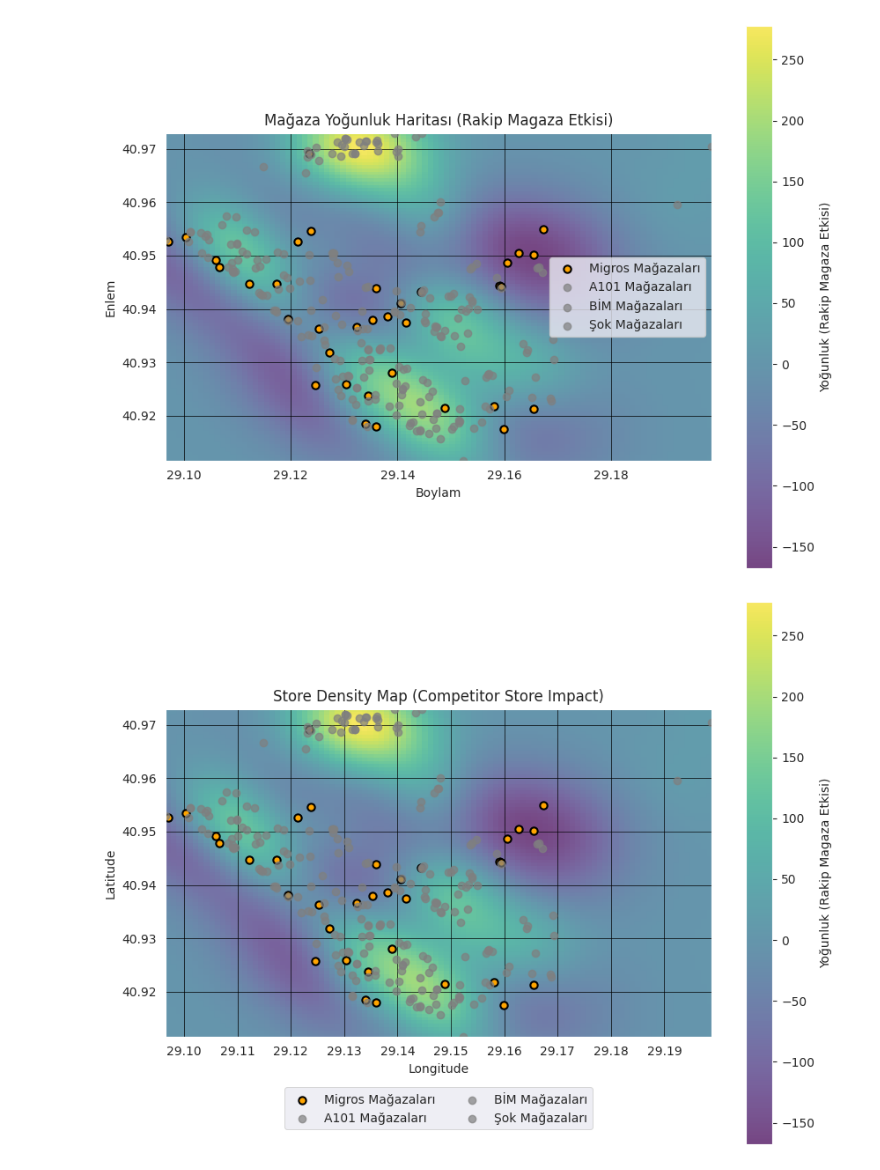
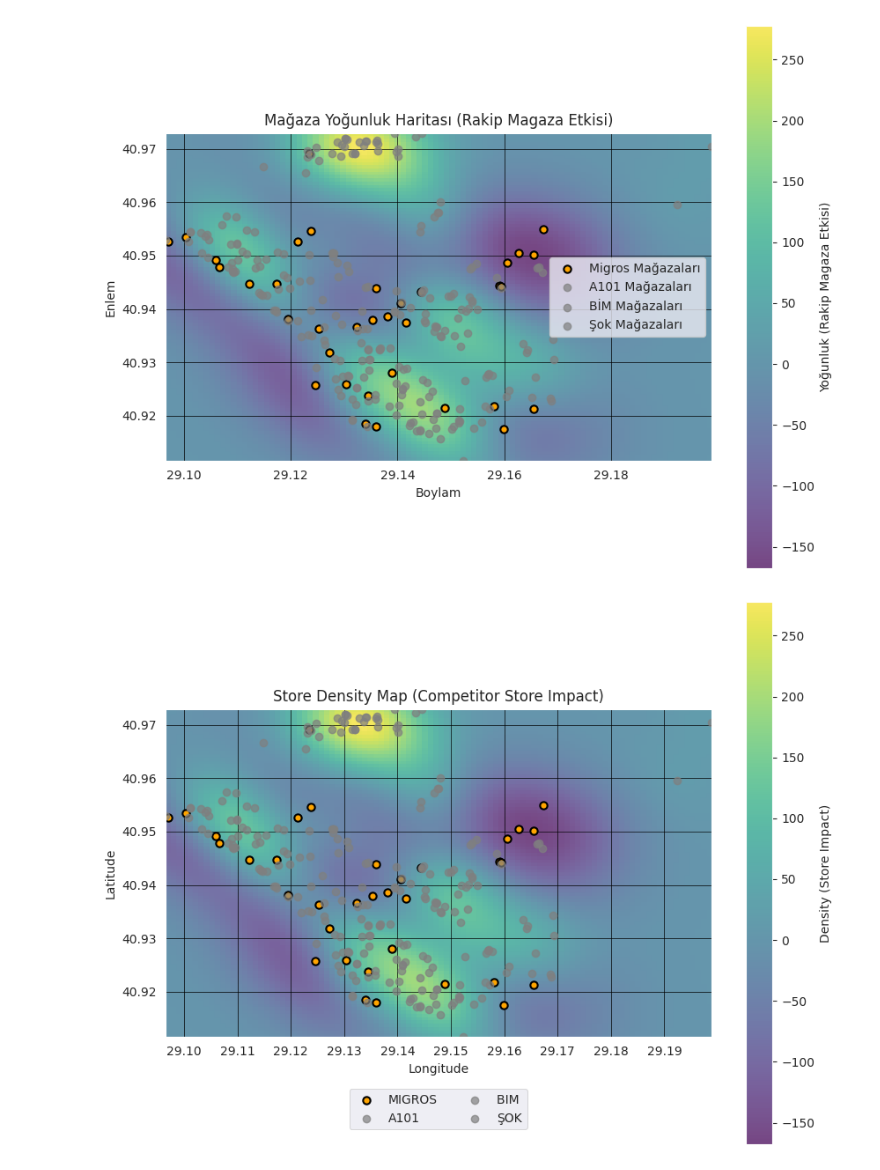
Before and after one commit to umutky/datascience_repo, a Jupyter notebook: bitirme_projesi.ipynb, the cells around one changed output. Saved outputs shown, nothing was run; the diff lists cells and outputs as text; code cells hidden in the pictures.

```diff
--- a/bitirme_projesi.ipynb
+++ b/bitirme_projesi.ipynb
@@ -975,36 +972,36 @@ density_migros = np.reshape(kde_migros(positions).T, x_grid.shape)
 # Rakip mağaza sayısı ile yoğunluk hesapla
 density_rakip = density_all - density_migros
 
 # Scatter plot oluştur
 plt.figure(figsize=(10, 8))
 
 # Yoğunluk haritasını çiz
 plt.imshow(np.rot90(density_rakip), cmap=plt.cm.viridis, extent=[min(all_x), max(all_x), min(all_y), max(all_y)], alpha=0.7)
-plt.colorbar(label='Yoğunluk (Rakip Magaza Etkisi)')
+plt.colorbar(label='Density (Store Impact)')
 
 # Grid çizgilerini ekleyin
 plt.grid(color='black', linestyle='-', linewidth=0.5)
 
 # Migros, A101, BIM ve Şok mağazalarını scatter plot olarak ekle
-plt.scatter(migros_x, migros_y, color='orange', label='Migros Mağazaları', marker='o', edgecolors='black', linewidth=1.5)
-plt.scatter(a101_x, a101_y, color='gray', label='A101 Mağazaları', marker='o', alpha=0.7)
-plt.scatter(bim_x, bim_y, color='gray', label='BİM Mağazaları', marker='o', alpha=0.7)
-plt.scatter(sok_x, sok_y, color='gray', label='Şok Mağazaları', marker='o', alpha=0.7)
+plt.scatter(migros_x, migros_y, color='orange', label='MIGROS', marker='o', edgecolors='black', linewidth=1.5)
+plt.scatter(a101_x, a101_y, color='gray', label='A101', marker='o', alpha=0.7)
+plt.scatter(bim_x, bim_y, color='gray', label='BIM ', marker='o', alpha=0.7)
+plt.scatter(sok_x, sok_y, color='gray', label='ŞOK', marker='o', alpha=0.7)
 
 # Eksen etiketleri ve başlık ekle
 plt.xlabel('Longitude')
 plt.ylabel('Latitude')
 plt.title('Store Density Map (Competitor Store Impact)')
 
 # Lejantı ekle ve konumlandır
 legend = plt.legend(loc='lower center', bbox_to_anchor=(0.5, -0.30), ncol=2)  # Orta, alt kısımda
 legend.get_frame().set_linewidth(0.7)  # Lejant çerçeve kalınlığı
 plt.xticks([29.10, 29.11, 29.12, 29.13, 29.14, 29.15, 29.16, 29.17, 29.18, 29.19])
 
 # Yüksek çözünürlükte kaydet
 plt.savefig('density_map.png', dpi=300, bbox_inches='tight')
 
 # Göster
 plt.show()
 # %% [output]
-[figure, old version]
+[figure, new version]
```
Also changed, not shown: parts of 3 cells of this notebook, 5 other files.
